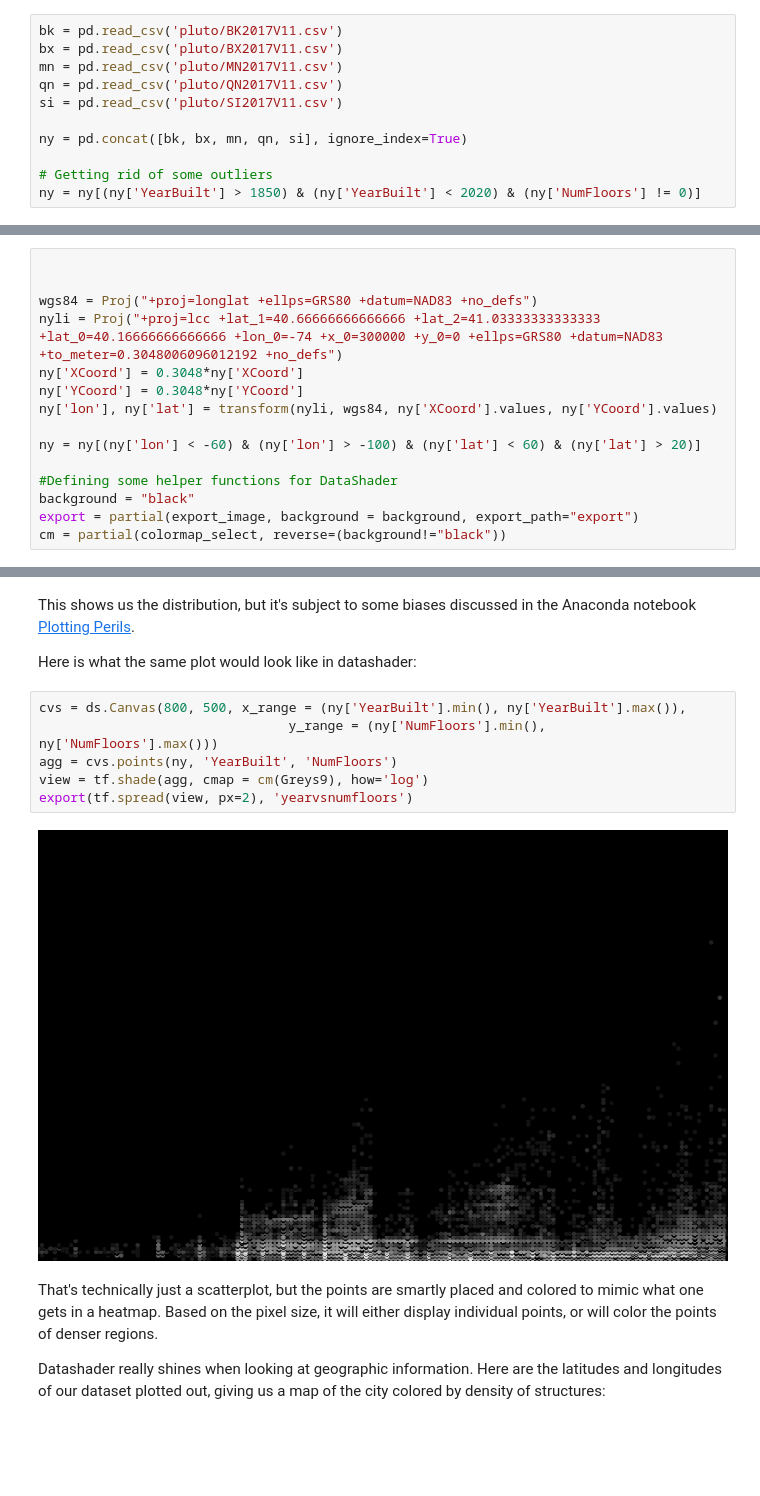
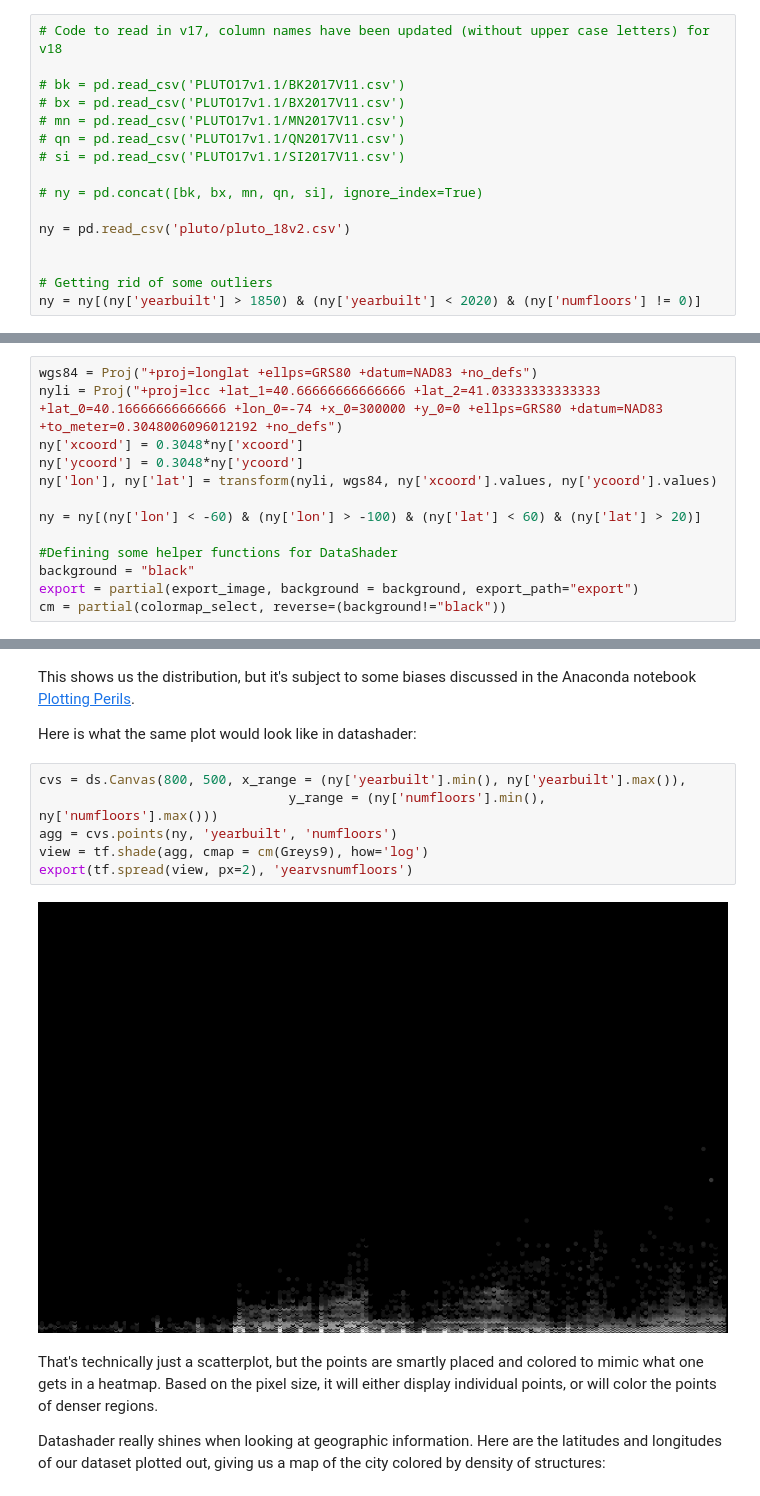
Before and after one commit to baroncurtin2/CUNY_DATA_608, a Jupyter notebook: module2/Module2.ipynb, the cells around one changed output, grey strips where cells are left out. Saved outputs shown, nothing was run; the diff lists cells and outputs as text; blank space fills up the shorter version.

```diff
--- a/module2/Module2.ipynb
+++ b/module2/Module2.ipynb
@@ -40,14 +43,19 @@ To demonstrate these concepts we'll be looking at the PLUTO dataset put out by N
 
 PLUTO data can be downloaded from [here](https://www1.nyc.gov/site/planning/data-maps/open-data/dwn-pluto-mappluto.page). Unzip them to the same directory as this notebook, and you should be able to read them in using this (or very similar) code. Also take note of the data dictionary, it'll come in handy for this assignment.
 # %%
-bk = pd.read_csv('pluto/BK2017V11.csv')
-bx = pd.read_csv('pluto/BX2017V11.csv')
-mn = pd.read_csv('pluto/MN2017V11.csv')
-qn = pd.read_csv('pluto/QN2017V11.csv')
-si = pd.read_csv('pluto/SI2017V11.csv')
+# Code to read in v17, column names have been updated (without upper case letters) for v18
 
-ny = pd.concat([bk, bx, mn, qn, si], ignore_index=True)
+# bk = pd.read_csv('PLUTO17v1.1/BK2017V11.csv')
+# bx = pd.read_csv('PLUTO17v1.1/BX2017V11.csv')
+# mn = pd.read_csv('PLUTO17v1.1/MN2017V11.csv')
+# qn = pd.read_csv('PLUTO17v1.1/QN2017V11.csv')
+# si = pd.read_csv('PLUTO17v1.1/SI2017V11.csv')
+
+# ny = pd.concat([bk, bx, mn, qn, si], ignore_index=True)
+
+ny = pd.read_csv('pluto/pluto_18v2.csv')
+
 
 # Getting rid of some outliers
-ny = ny[(ny['YearBuilt'] > 1850) & (ny['YearBuilt'] < 2020) & (ny['NumFloors'] != 0)]
+ny = ny[(ny['yearbuilt'] > 1850) & (ny['yearbuilt'] < 2020) & (ny['numfloors'] != 0)]
 # %% [output]
@@ -57,13 +65,11 @@ I'll also do some prep for the geographic component of this data, which we'll be
 
 You're not required to know how I'm retrieving the lattitude and longitude here, but for those interested: this dataset uses a flat x-y projection (assuming for a small enough area that the world is flat for easier calculations), and this needs to be projected back to traditional lattitude and longitude.
 # %%
-
-
 wgs84 = Proj("+proj=longlat +ellps=GRS80 +datum=NAD83 +no_defs")
 nyli = Proj("+proj=lcc +lat_1=40.66666666666666 +lat_2=41.03333333333333 +lat_0=40.16666666666666 +lon_0=-74 +x_0=300000 +y_0=0 +ellps=GRS80 +datum=NAD83 +to_meter=0.3048006096012192 +no_defs")
-ny['XCoord'] = 0.3048*ny['XCoord']
-ny['YCoord'] = 0.3048*ny['YCoord']
-ny['lon'], ny['lat'] = transform(nyli, wgs84, ny['XCoord'].values, ny['YCoord'].values)
+ny['xcoord'] = 0.3048*ny['xcoord']
+ny['ycoord'] = 0.3048*ny['ycoord']
+ny['lon'], ny['lat'] = transform(nyli, wgs84, ny['xcoord'].values, ny['ycoord'].values)
 
 ny = ny[(ny['lon'] < -60) & (ny['lon'] > -100) & (ny['lat'] < 60) & (ny['lat'] > 20)]
 
@@ -180,13 +217,13 @@ This shows us the distribution, but it's subject to some biases discussed in the
 
 Here is what the same plot would look like in datashader:
 # %%
-cvs = ds.Canvas(800, 500, x_range = (ny['YearBuilt'].min(), ny['YearBuilt'].max()),
-                                y_range = (ny['NumFloors'].min(), ny['NumFloors'].max()))
-agg = cvs.points(ny, 'YearBuilt', 'NumFloors')
+cvs = ds.Canvas(800, 500, x_range = (ny['yearbuilt'].min(), ny['yearbuilt'].max()),
+                                y_range = (ny['numfloors'].min(), ny['numfloors'].max()))
+agg = cvs.points(ny, 'yearbuilt', 'numfloors')
 view = tf.shade(agg, cmap = cm(Greys9), how='log')
 export(tf.spread(view, px=2), 'yearvsnumfloors')
 # %% [output]
-[figure, old version]
+[figure, new version]
 # %% [markdown]
 That's technically just a scatterplot, but the points are smartly placed and colored to mimic what one gets in a heatmap. Based on the pixel size, it will either display individual points, or will color the points of denser regions.
 
```
Also changed, not shown: parts of 10 cells of this notebook, 2 other files.
